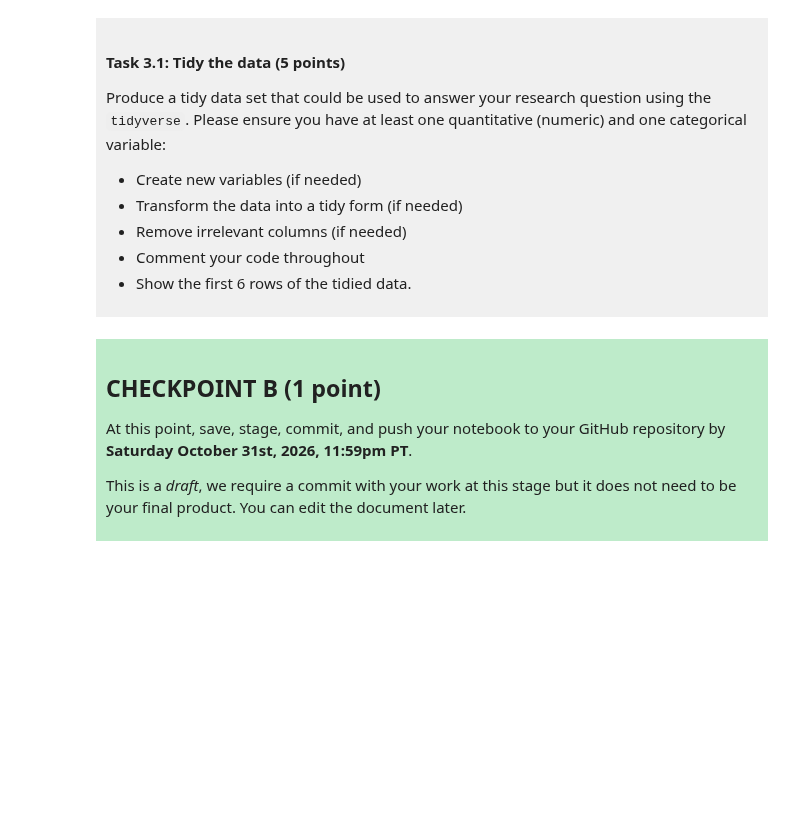
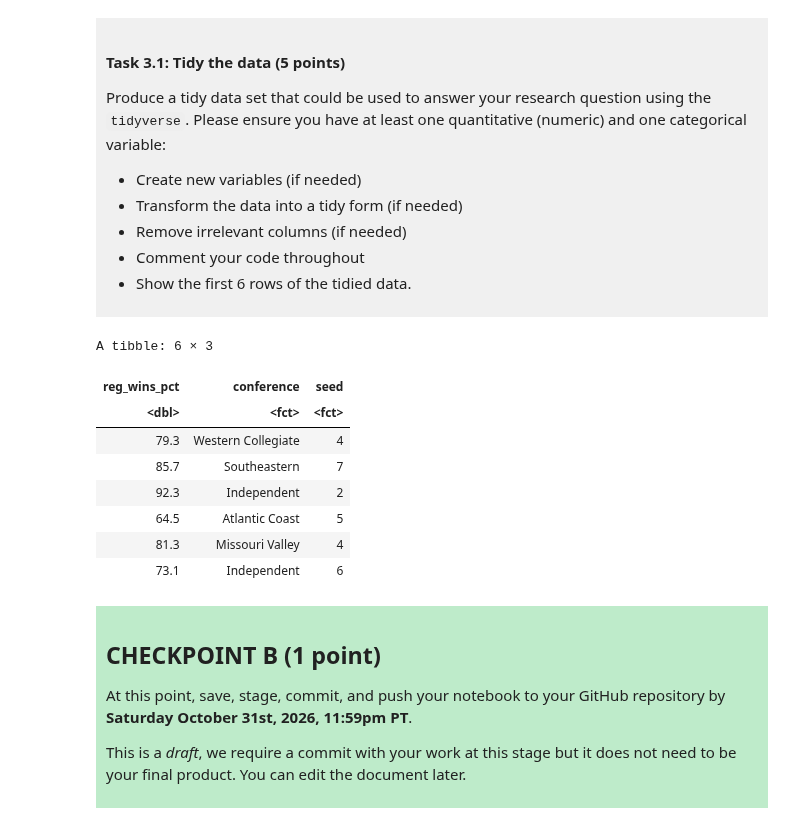
Before and after one commit to rachel-fisher1/dsci-100-project-rachel-fisher, a Jupyter notebook: dsci-100-project-notebook.ipynb, the cells around one changed output. Saved outputs shown, nothing was run; the diff lists cells and outputs as text; code cells hidden in the pictures; blank space fills up the shorter version.

```diff
--- a/dsci-100-project-notebook.ipynb
+++ b/dsci-100-project-notebook.ipynb
@@ -189,7 +231,32 @@ Produce a tidy data set that could be used to answer your research question usin
 
 </div>
 # %%
-### EDIT THIS CODE CELL ###
+data <- project_data |>
+
+#The first thing I will do remove rows with NA values in the regular win percentage, seed, and conference columns.
+filter(!is.na(reg_wins_pct),
+        !is.na(conference),
+        !is.na(seed)) |>
+
+#Next, I will select only those 3 columns, as those are the ones needed for my research question.
+select(reg_wins_pct, conference, seed) |>
+
+#Next, I will make the seed and conference columns behave as categorical variables.
+mutate(seed = as_factor(seed), conference = as_factor(conference)) |>
+
+#Finally, I will show the first 6 rows of data.
+head(n=6)
+data
+# %% [output]
+A tibble: 6 × 3
+| reg_wins_pct | conference | seed |
+| <dbl> | <fct> | <fct> |
+| 79.3 | Western Collegiate | 4 |
+| 85.7 | Southeastern | 7 |
+| 92.3 | Independent | 2 |
+| 64.5 | Atlantic Coast | 5 |
+| 81.3 | Missouri Valley | 4 |
+| 73.1 | Independent | 6 |
 # %% [markdown]
 <div style="background-color: #beebca; padding: 10px;">
 
```
Also changed, not shown: parts of 3 cells of this notebook.
